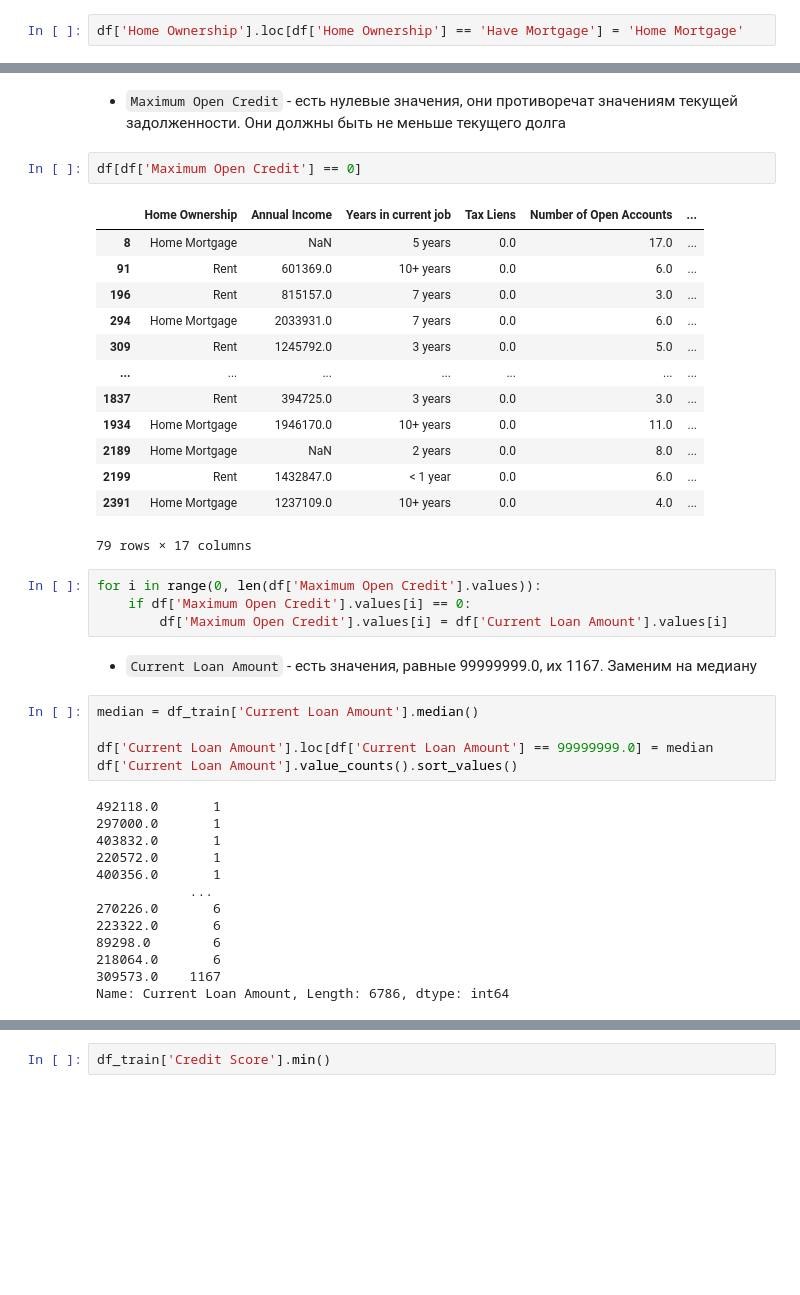
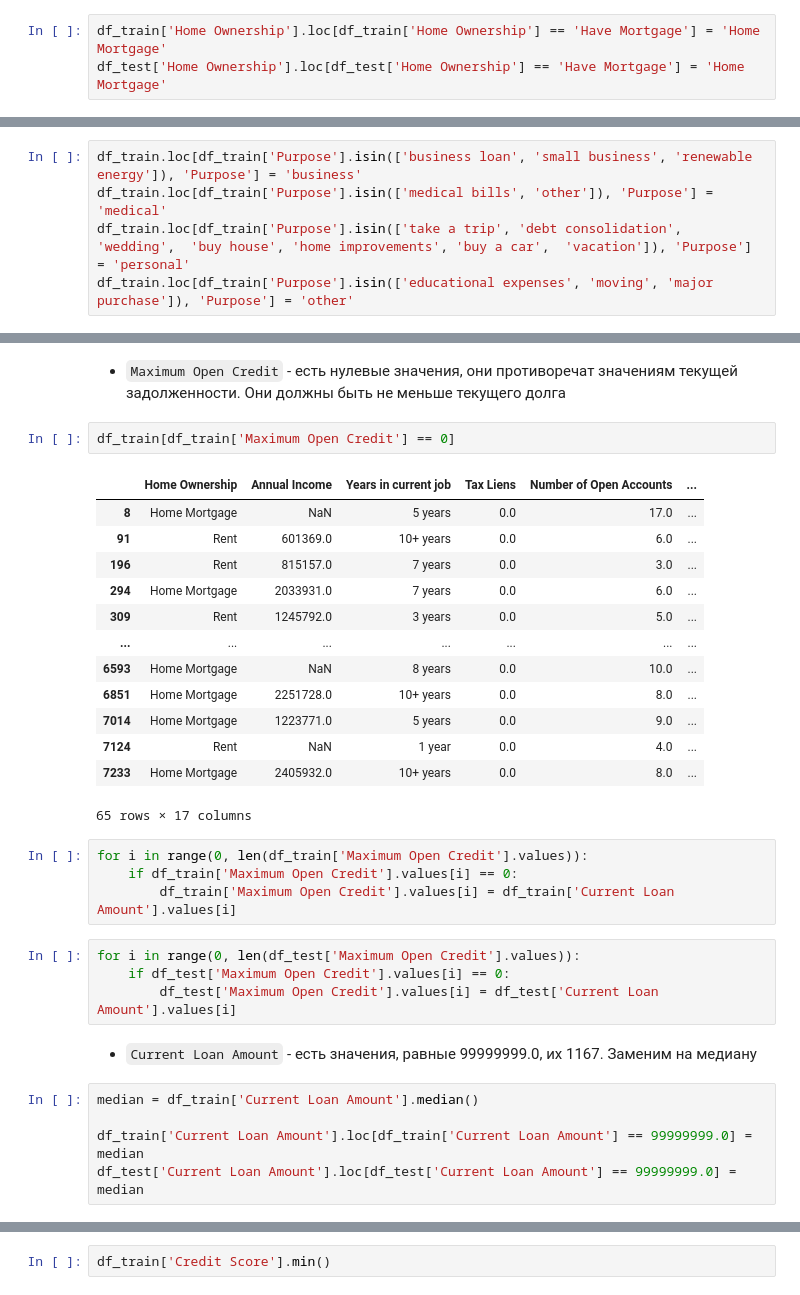
Before and after one commit to kate-ds/Libraries_Python_for_DS, a Jupyter notebook: Credit_Default_Prediction_project/CreditDefaultPrediction.ipynb, the cells around one changed output, grey strips where cells are left out. Drawn from its saved outputs; the diff is of its cells as text; blank space fills up the shorter version.

Commit message:
Corrections and improvements

```diff
--- a/Credit_Default_Prediction_project/CreditDefaultPrediction.ipynb
+++ b/Credit_Default_Prediction_project/CreditDefaultPrediction.ipynb
@@ -523,4 +500,5 @@ memory usage: 1.4+ MB
 
 Тип `Have Mortage` скорее всего то же самое, что и `Home Mortage`, объединим их
 # %%
-df['Home Ownership'].loc[df['Home Ownership'] == 'Have Mortgage'] = 'Home Mortgage'
+df_train['Home Ownership'].loc[df_train['Home Ownership'] == 'Have Mortgage'] = 'Home Mortgage'
+df_test['Home Ownership'].loc[df_test['Home Ownership'] == 'Have Mortgage'] = 'Home Mortgage'
@@ -548 +531,6 @@ wedding                 0.266667
 Name: Credit Default, dtype: float64
+# %%
+df_train.loc[df_train['Purpose'].isin(['business loan', 'small business', 'renewable energy']), 'Purpose'] = 'business'
+df_train.loc[df_train['Purpose'].isin(['medical bills', 'other']), 'Purpose'] = 'medical'
+df_train.loc[df_train['Purpose'].isin(['take a trip', 'debt consolidation', 'wedding',  'buy house', 'home improvements', 'buy a car',  'vacation']), 'Purpose'] = 'personal'
+df_train.loc[df_train['Purpose'].isin(['educational expenses', 'moving', 'major purchase']), 'Purpose'] = 'other'
@@ -549,43 +551,34 @@ Name: Credit Default, dtype: float64
 # %% [markdown]
 * `Maximum Open Credit` - есть нулевые значения, они противоречат значениям текущей задолженности. Они должны быть не меньше текущего долга
 # %%
-df[df['Maximum Open Credit'] == 0]
+df_train[df_train['Maximum Open Credit'] == 0]
 # %% [output]
 |  | Home Ownership | Annual Income | Years in current job | Tax Liens | Number of Open Accounts | ... |
 | 8 | Home Mortgage | NaN | 5 years | 0.0 | 17.0 | ... |
 | 91 | Rent | 601369.0 | 10+ years | 0.0 | 6.0 | ... |
 | 196 | Rent | 815157.0 | 7 years | 0.0 | 3.0 | ... |
 | 294 | Home Mortgage | 2033931.0 | 7 years | 0.0 | 6.0 | ... |
 | 309 | Rent | 1245792.0 | 3 years | 0.0 | 5.0 | ... |
 | ... | ... | ... | ... | ... | ... | ... |
-| 1837 | Rent | 394725.0 | 3 years | 0.0 | 3.0 | ... |
-| 1934 | Home Mortgage | 1946170.0 | 10+ years | 0.0 | 11.0 | ... |
-| 2189 | Home Mortgage | NaN | 2 years | 0.0 | 8.0 | ... |
-| 2199 | Rent | 1432847.0 | < 1 year | 0.0 | 6.0 | ... |
-| 2391 | Home Mortgage | 1237109.0 | 10+ years | 0.0 | 4.0 | ... |
+| 6593 | Home Mortgage | NaN | 8 years | 0.0 | 10.0 | ... |
+| 6851 | Home Mortgage | 2251728.0 | 10+ years | 0.0 | 8.0 | ... |
+| 7014 | Home Mortgage | 1223771.0 | 5 years | 0.0 | 9.0 | ... |
+| 7124 | Rent | NaN | 1 year | 0.0 | 4.0 | ... |
+| 7233 | Home Mortgage | 2405932.0 | 10+ years | 0.0 | 8.0 | ... |
-79 rows × 17 columns
+65 rows × 17 columns
 # %%
-for i in range(0, len(df['Maximum Open Credit'].values)):
-    if df['Maximum Open Credit'].values[i] == 0:
-        df['Maximum Open Credit'].values[i] = df['Current Loan Amount'].values[i]
+for i in range(0, len(df_train['Maximum Open Credit'].values)):
+    if df_train['Maximum Open Credit'].values[i] == 0:
+        df_train['Maximum Open Credit'].values[i] = df_train['Current Loan Amount'].values[i]
+# %%
+for i in range(0, len(df_test['Maximum Open Credit'].values)):
+    if df_test['Maximum Open Credit'].values[i] == 0:
+        df_test['Maximum Open Credit'].values[i] = df_test['Current Loan Amount'].values[i]
 # %% [markdown]
 * `Current Loan Amount` - есть значения, равные 99999999.0, их 1167. Заменим на медиану
 # %%
 median = df_train['Current Loan Amount'].median()
 
-df['Current Loan Amount'].loc[df['Current Loan Amount'] == 99999999.0] = median
-df['Current Loan Amount'].value_counts().sort_values()
+df_train['Current Loan Amount'].loc[df_train['Current Loan Amount'] == 99999999.0] = median
+df_test['Current Loan Amount'].loc[df_test['Current Loan Amount'] == 99999999.0] = median
-# %% [output]
-492118.0       1
-297000.0       1
-403832.0       1
-220572.0       1
-400356.0       1
-            ...
-270226.0       6
-223322.0       6
-89298.0        6
-218064.0       6
-309573.0    1167
-Name: Current Loan Amount, Length: 6786, dtype: int64
 # %% [markdown]
```
Also changed, not shown: parts of 65 cells of this notebook, 1 other file.
